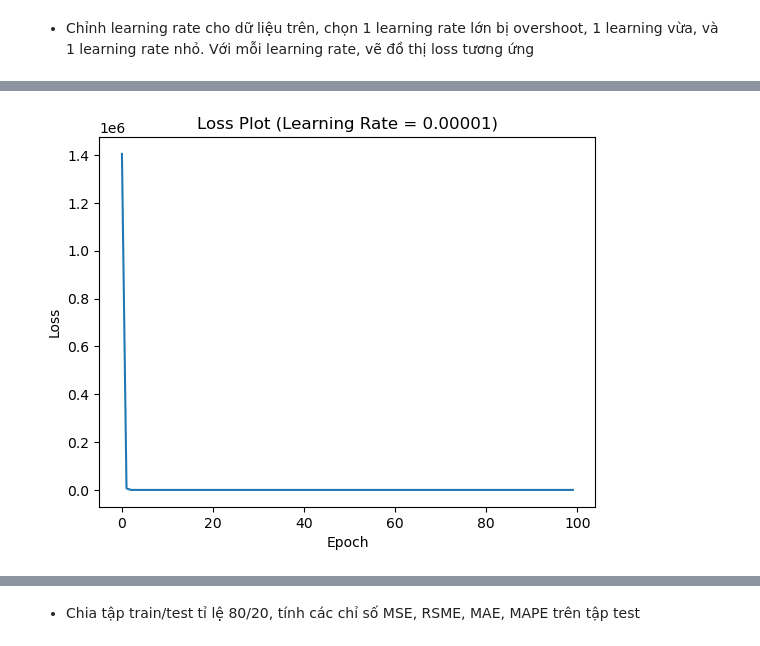
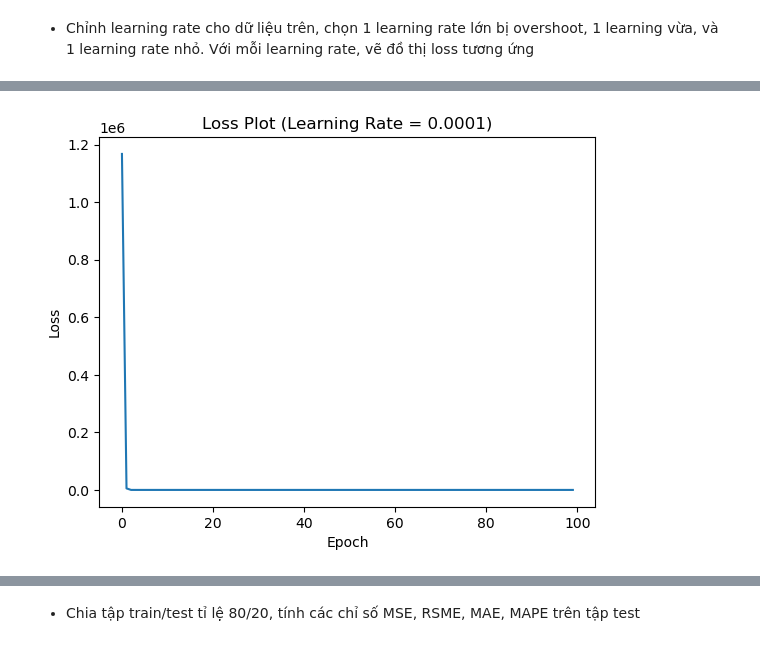
Before and after one commit to DucNgMinh/Deep_Learning_NEU, a Jupyter notebook: Homework_Week_1/11204838 - Nguyễn Minh Đức - HW1 - Notebook.ipynb, the cells around one changed output, grey strips where cells are left out. Cells and saved outputs as stored; diff of their text form; code cells hidden in the pictures.

```diff
--- a/Homework_Week_1/11204838 - Nguyễn Minh Đức - HW1 - Notebook.ipynb
+++ b/Homework_Week_1/11204838 - Nguyễn Minh Đức - HW1 - Notebook.ipynb
@@ -166,6 +166,6 @@ losses = model.loss()
 plt.plot(losses)
 plt.xlabel('Epoch')
 plt.ylabel('Loss')
-plt.title('Loss Plot (Learning Rate = 0.00001)')
+plt.title('Loss Plot (Learning Rate = 0.0001)')
 plt.show()
 # %% [output]
@@ -182,4 +182,4 @@ epoch 100: loss = 252.53
-[figure, old version]
+[figure, new version]
 # %%
 model = Linear_Regression(X_train.size(1))
 model.fit(X_train, Y_train, lr= 0.00001)
```
Also changed, not shown: parts of 4 cells of this notebook.
